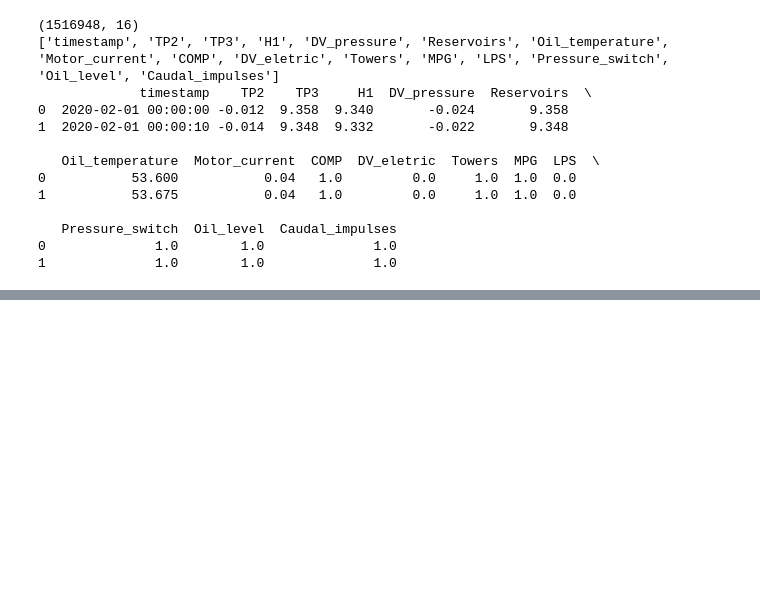
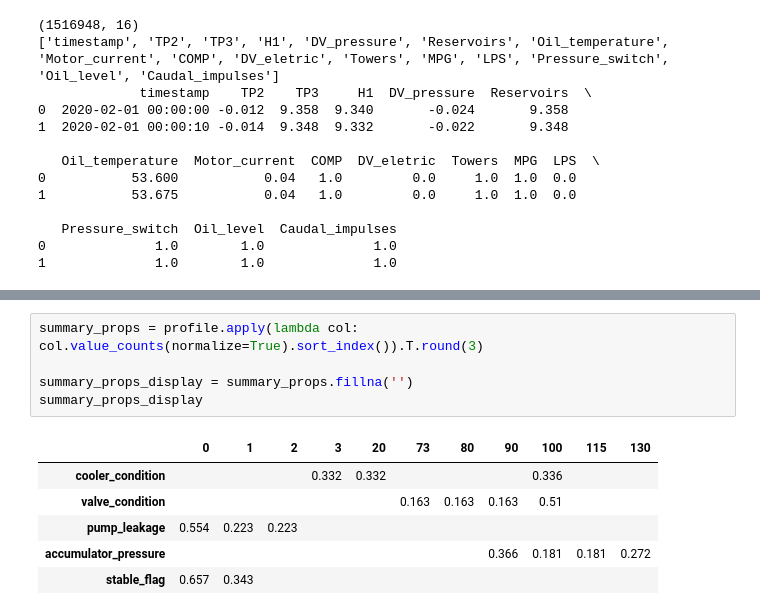
Before and after one commit to Vanya2307/Predictive-Maintenance-Fluid-Systems, a Jupyter notebook: notebooks/01_data_loading_and_cleaning.ipynb, the cells around one changed output, grey strips where cells are left out. Cells and saved outputs as stored; diff of their text form; blank space fills up the shorter version.

```diff
--- a/notebooks/01_data_loading_and_cleaning.ipynb
+++ b/notebooks/01_data_loading_and_cleaning.ipynb
@@ -258,0 +315,12 @@ print(metro_check.head(2))
+# %%
+summary_props = profile.apply(lambda col: col.value_counts(normalize=True).sort_index()).T.round(3)
+
+summary_props_display = summary_props.fillna('')
+summary_props_display
+# %% [output]
+|  | 0 | 1 | 2 | 3 | 20 | 73 | 80 | 90 | 100 | 115 | 130 |
+| cooler_condition |  |  |  | 0.332 | 0.332 |  |  |  | 0.336 |  |  |
+| valve_condition |  |  |  |  |  | 0.163 | 0.163 | 0.163 | 0.51 |  |  |
+| pump_leakage | 0.554 | 0.223 | 0.223 |  |  |  |  |  |  |  |  |
+| accumulator_pressure |  |  |  |  |  |  |  | 0.366 | 0.181 | 0.181 | 0.272 |
+| stable_flag | 0.657 | 0.343 |  |  |  |  |  |  |  |  |  |
```
Also changed, not shown: parts of 12 cells of this notebook.
